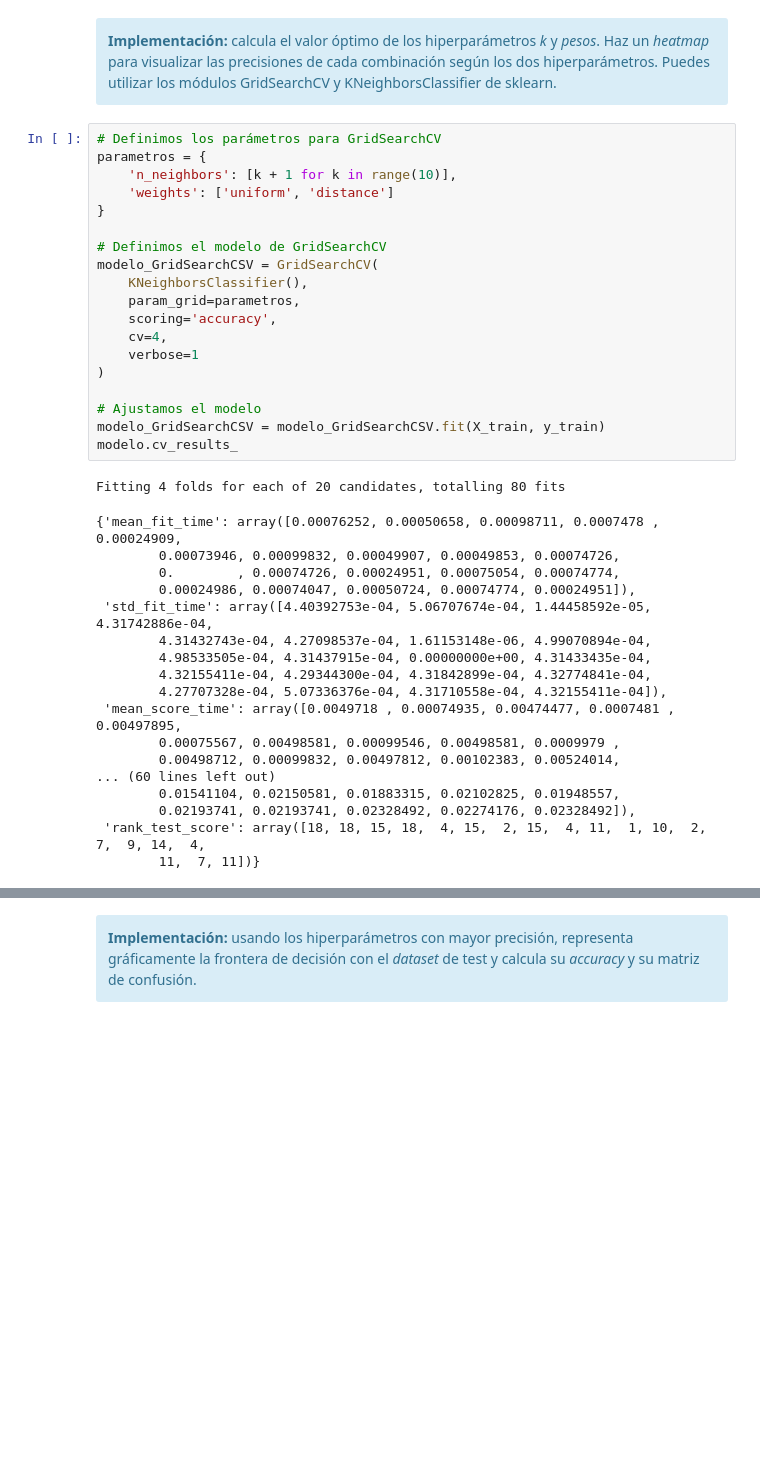
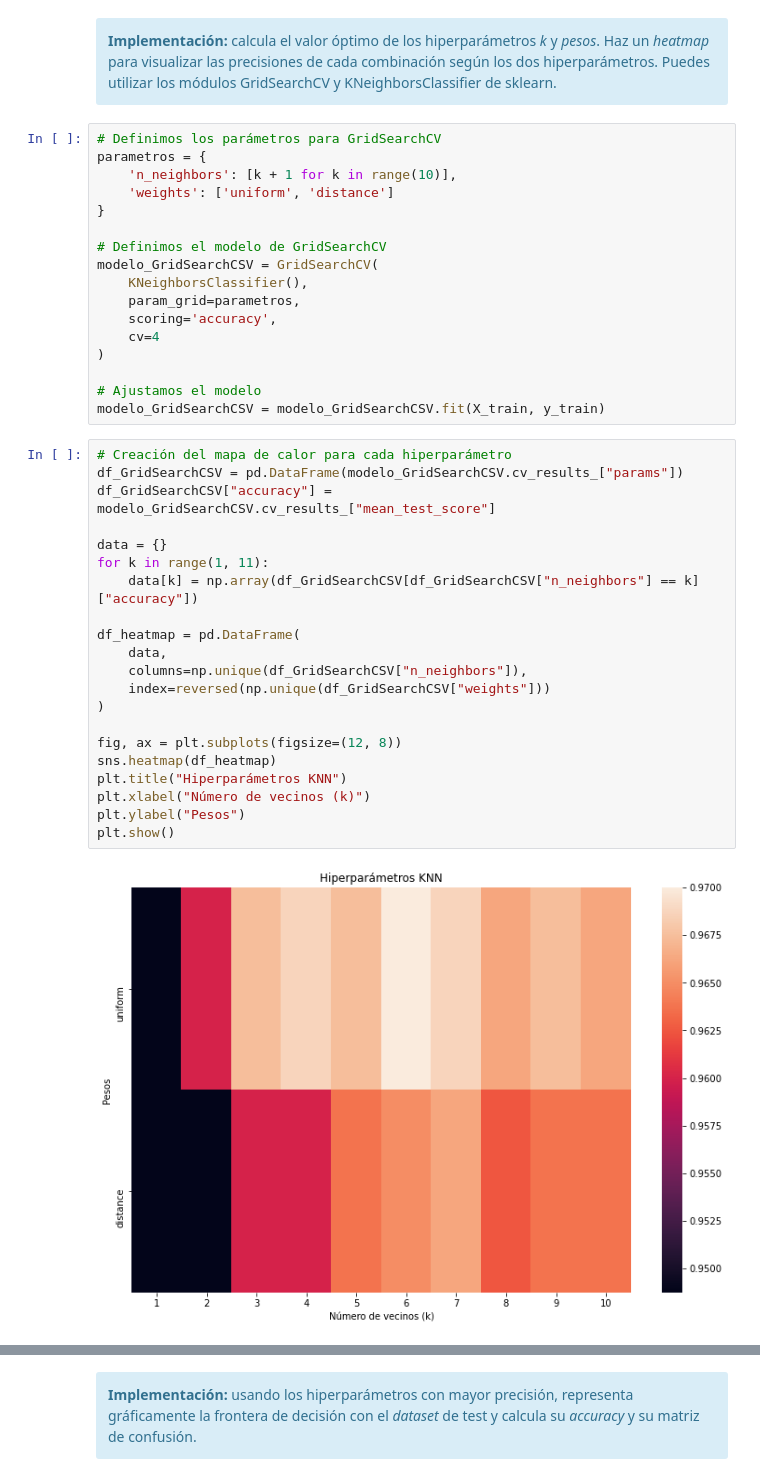
Before and after one commit to mariousm/Data-Science-Master, a Jupyter notebook: 2021-22/PrimerSemestre/Mineria/PEC3/20211_M2.855_PEC3_Enunciado.ipynb, the cells around one changed output, grey strips where cells are left out. Saved outputs shown, nothing was run; the diff lists cells and outputs as text; blank space fills up the shorter version.

```diff
--- a/2021-22/PrimerSemestre/Mineria/PEC3/20211_M2.855_PEC3_Enunciado.ipynb
+++ b/2021-22/PrimerSemestre/Mineria/PEC3/20211_M2.855_PEC3_Enunciado.ipynb
@@ -160,29 +160,31 @@ modelo_GridSearchCSV = GridSearchCV(
     KNeighborsClassifier(),
     param_grid=parametros,
     scoring='accuracy',
-    cv=4,
-    verbose=1
+    cv=4
 )
 
 # Ajustamos el modelo
 modelo_GridSearchCSV = modelo_GridSearchCSV.fit(X_train, y_train)
-modelo.cv_results_
-# %% [output]
-Fitting 4 folds for each of 20 candidates, totalling 80 fits
-{'mean_fit_time': array([0.00076252, 0.00050658, 0.00098711, 0.0007478 , 0.00024909,
-        0.00073946, 0.00099832, 0.00049907, 0.00049853, 0.00074726,
-        0.        , 0.00074726, 0.00024951, 0.00075054, 0.00074774,
-        0.00024986, 0.00074047, 0.00050724, 0.00074774, 0.00024951]),
- 'std_fit_time': array([4.40392753e-04, 5.06707674e-04, 1.44458592e-05, 4.31742886e-04,
-        4.31432743e-04, 4.27098537e-04, 1.61153148e-06, 4.99070894e-04,
-        4.98533505e-04, 4.31437915e-04, 0.00000000e+00, 4.31433435e-04,
-        4.32155411e-04, 4.29344300e-04, 4.31842899e-04, 4.32774841e-04,
-        4.27707328e-04, 5.07336376e-04, 4.31710558e-04, 4.32155411e-04]),
- 'mean_score_time': array([0.0049718 , 0.00074935, 0.00474477, 0.0007481 , 0.00497895,
-        0.00075567, 0.00498581, 0.00099546, 0.00498581, 0.0009979 ,
-        0.00498712, 0.00099832, 0.00497812, 0.00102383, 0.00524014,
-... (60 lines left out)
-        0.01541104, 0.02150581, 0.01883315, 0.02102825, 0.01948557,
-        0.02193741, 0.02193741, 0.02328492, 0.02274176, 0.02328492]),
- 'rank_test_score': array([18, 18, 15, 18,  4, 15,  2, 15,  4, 11,  1, 10,  2,  7,  9, 14,  4,
-        11,  7, 11])}
+# %%
+# Creación del mapa de calor para cada hiperparámetro
+df_GridSearchCSV = pd.DataFrame(modelo_GridSearchCSV.cv_results_["params"])
+df_GridSearchCSV["accuracy"] = modelo_GridSearchCSV.cv_results_["mean_test_score"]
+
+data = {}
+for k in range(1, 11):
+    data[k] = np.array(df_GridSearchCSV[df_GridSearchCSV["n_neighbors"] == k]["accuracy"])
+
+df_heatmap = pd.DataFrame(
+    data,
+    columns=np.unique(df_GridSearchCSV["n_neighbors"]),
+    index=reversed(np.unique(df_GridSearchCSV["weights"]))
+)
+
+fig, ax = plt.subplots(figsize=(12, 8))
+sns.heatmap(df_heatmap)
+plt.title("Hiperparámetros KNN")
+plt.xlabel("Número de vecinos (k)")
+plt.ylabel("Pesos")
+plt.show()
+# %% [output]
+[figure, added]
```
Also changed, not shown: parts of 4 cells of this notebook.
